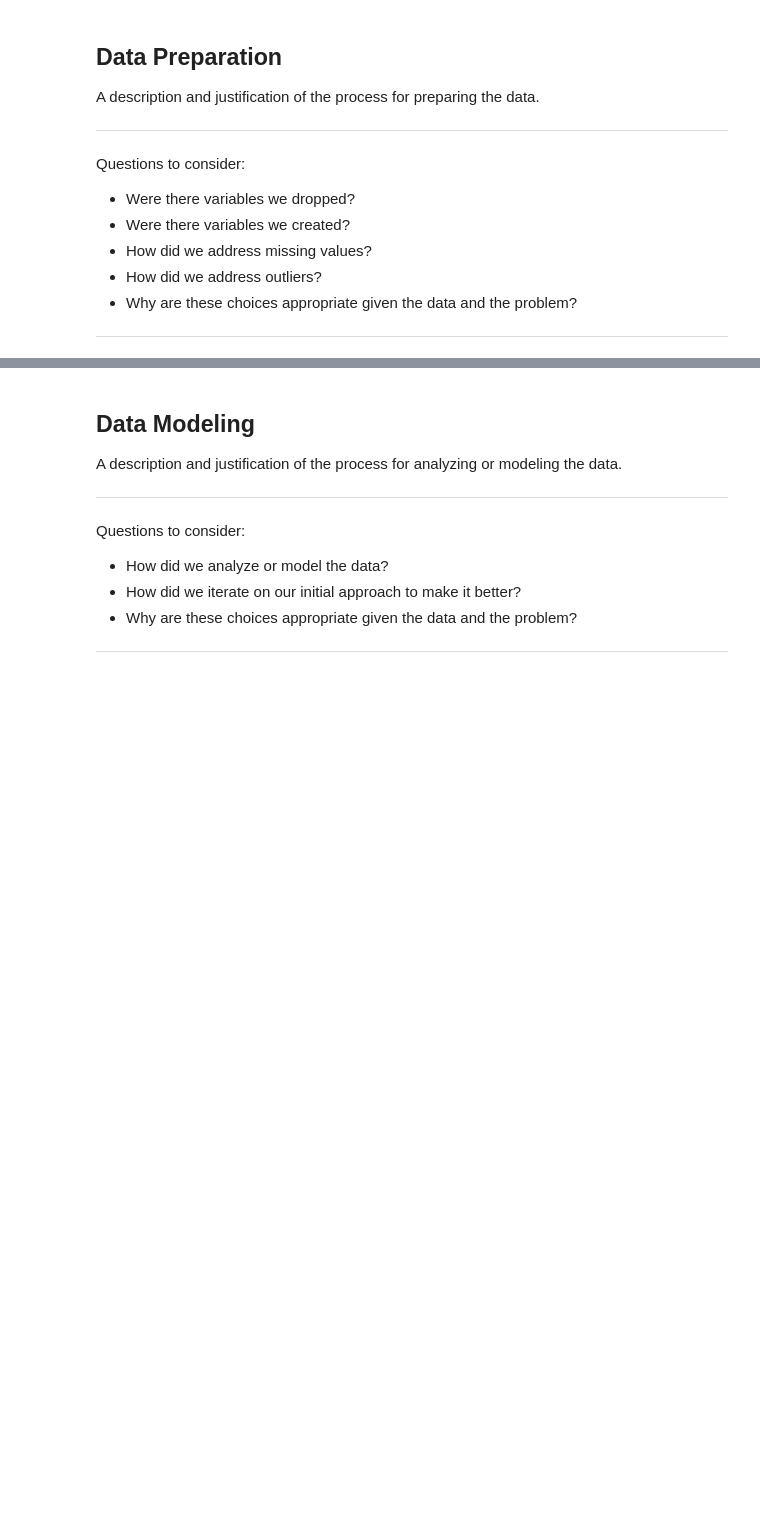
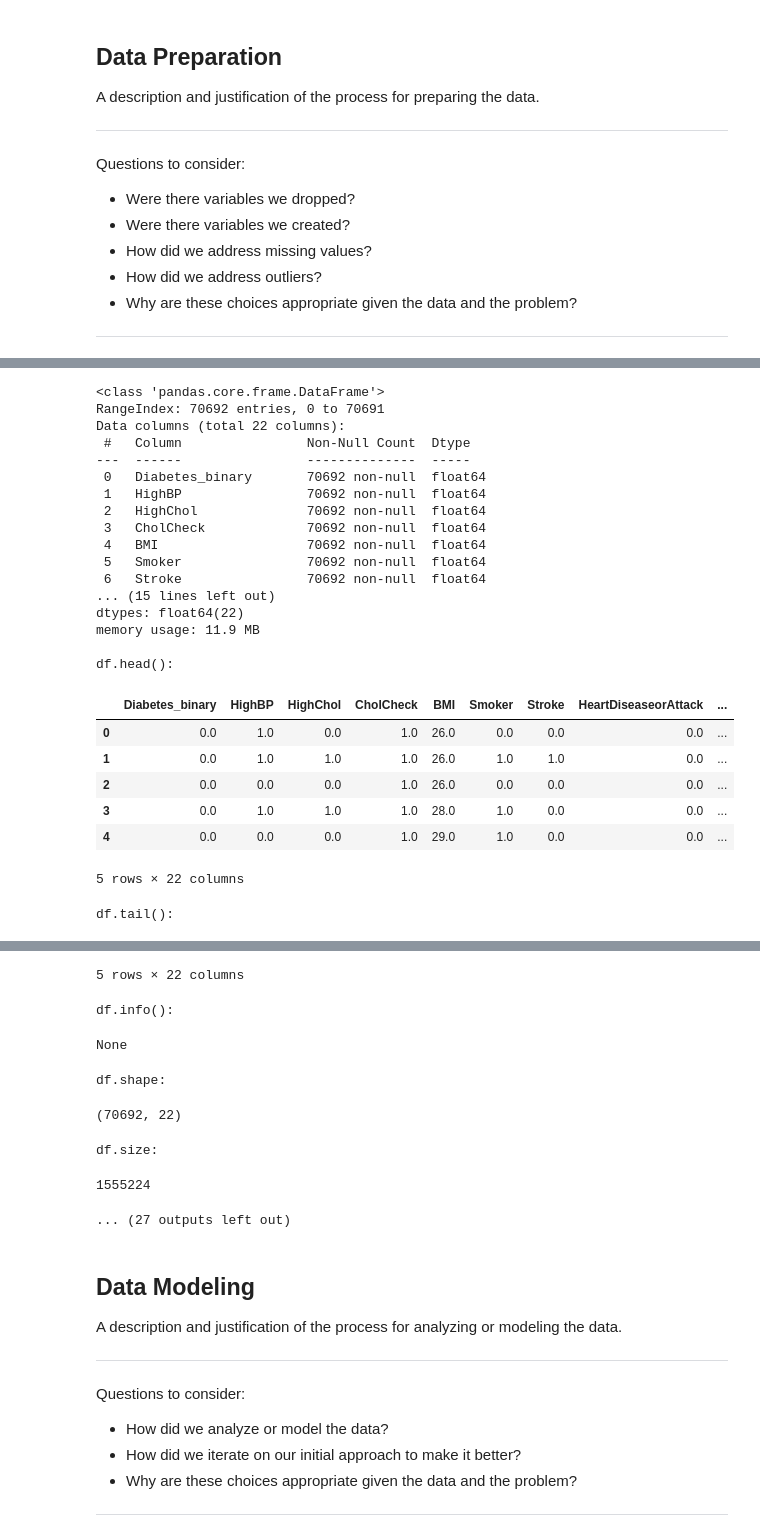
Before and after one commit to ChumpyDuelle/detecting-diabetes-with-machine-learning, a Jupyter notebook: detecting-diabetes-with-machine-learning.ipynb, the cells around one changed output, grey strips where cells are left out. Cells and saved outputs as stored; diff of their text form; code cells hidden in the pictures; blank space fills up the shorter version.

```diff
--- a/detecting-diabetes-with-machine-learning.ipynb
+++ b/detecting-diabetes-with-machine-learning.ipynb
@@ -211,0 +255,45 @@ Questions to consider:
+# %%
+def eda(df):
+    import seaborn as sns
+    from IPython.display import display
+    methods = (df.head(), df.tail(), df.info(), df.shape,
+               df.size, df.ndim, df.describe(), df.sample(random_state=42),
+               df.isnull().sum(), df.nunique(), df.index, df.columns,
+               df.memory_usage(), df.duplicated().sum(), df.corr(), df.dtypes)
+    strings = ('df.head()', 'df.tail()', 'df.info()', 'df.shape',
+               'df.size', 'df.ndim', 'df.describe()', 'df.sample(random_state=42)',
+               'df.isnull()', 'df.nunique()', 'df.index', 'df.columns',
+               'df.memory_usage()', 'df.duplicated().sum()', 'df.corr()', 'df.dtypes')
+    for num in range(0, 16):
+        print(f"\n{strings[num]}:")
+        display(methods[num])
+    fig, ax = plt.subplots(figsize=(16,12))
+    display(sns.heatmap(df.corr(), annot=True))
+# %%
+eda(df)
+# %% [output]
+<class 'pandas.core.frame.DataFrame'>
+RangeIndex: 70692 entries, 0 to 70691
+Data columns (total 22 columns):
+ #   Column                Non-Null Count  Dtype
+---  ------                --------------  -----
+ 0   Diabetes_binary       70692 non-null  float64
+ 1   HighBP                70692 non-null  float64
+ 2   HighChol              70692 non-null  float64
+ 3   CholCheck             70692 non-null  float64
+ 4   BMI                   70692 non-null  float64
+ 5   Smoker                70692 non-null  float64
+ 6   Stroke                70692 non-null  float64
+... (15 lines left out)
+dtypes: float64(22)
+memory usage: 11.9 MB
+
+df.head():
+|  | Diabetes_binary | HighBP | HighChol | CholCheck | BMI | Smoker | Stroke | HeartDiseaseorAttack | ... |
+| 0 | 0.0 | 1.0 | 0.0 | 1.0 | 26.0 | 0.0 | 0.0 | 0.0 | ... |
+| 1 | 0.0 | 1.0 | 1.0 | 1.0 | 26.0 | 1.0 | 1.0 | 0.0 | ... |
+| 2 | 0.0 | 0.0 | 0.0 | 1.0 | 26.0 | 0.0 | 0.0 | 0.0 | ... |
+| 3 | 0.0 | 1.0 | 1.0 | 1.0 | 28.0 | 1.0 | 0.0 | 0.0 | ... |
+| 4 | 0.0 | 0.0 | 0.0 | 1.0 | 29.0 | 1.0 | 0.0 | 0.0 | ... |
+5 rows × 22 columns
+df.tail():
@@ -212,3 +306,11 @@ Questions to consider:
+5 rows × 22 columns
+df.info():
+None
+df.shape:
+(70692, 22)
+df.size:
+1555224
+... (27 outputs left out)
 # %% [markdown]
 ## Data Modeling
 
```
Also changed, not shown: parts of 10 cells of this notebook.
